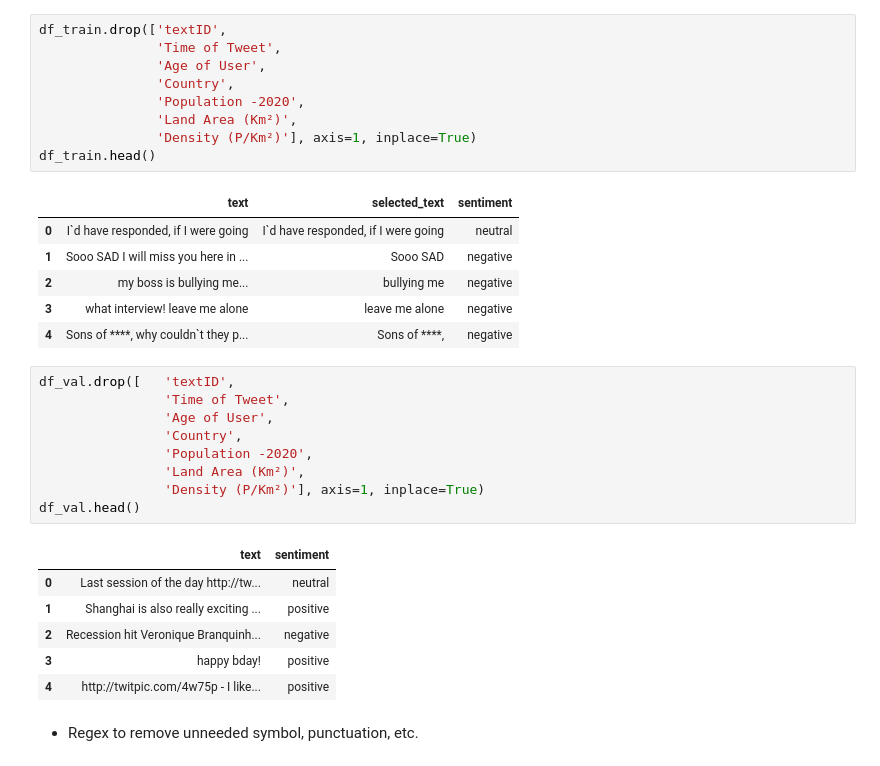
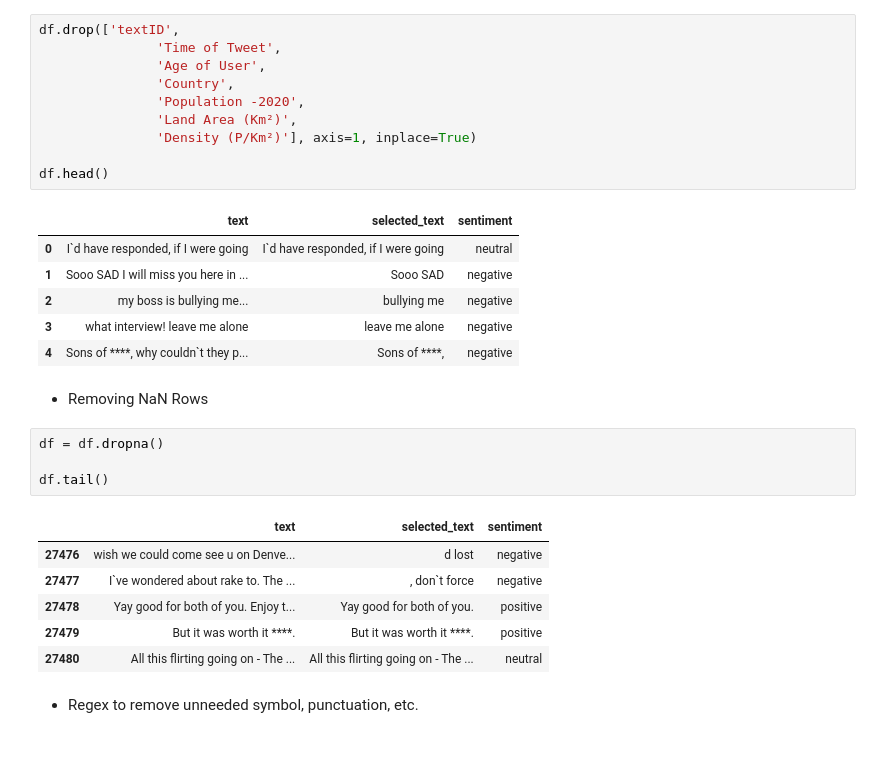
Before and after one commit to williamtheodoruswijaya/sentiment-analysis, a Jupyter notebook: artificial-intelligence/sentiment_analysis/notebook/notebook.ipynb, the cells around one changed output. Drawn from its saved outputs; the diff is of its cells as text.

```diff
--- a/artificial-intelligence/sentiment_analysis/notebook/notebook.ipynb
+++ b/artificial-intelligence/sentiment_analysis/notebook/notebook.ipynb
@@ -63,12 +76,13 @@ sns.barplot(data=data,x='sentiment',y='text')
 # %%
-df_train.drop(['textID',
+df.drop(['textID',
                'Time of Tweet',
                'Age of User',
                'Country',
                'Population -2020',
                'Land Area (Km²)',
                'Density (P/Km²)'], axis=1, inplace=True)
-df_train.head()
+
+df.head()
 # %% [output]
 |  | text | selected_text | sentiment |
 | 0 | I`d have responded, if I were going | I`d have responded, if I were going | neutral |
@@ -76,22 +90,19 @@ df_train.head()
 | 2 | my boss is bullying me... | bullying me | negative |
 | 3 | what interview! leave me alone | leave me alone | negative |
 | 4 | Sons of ****, why couldn`t they p... | Sons of ****, | negative |
-# %%
-df_val.drop([   'textID',
-                'Time of Tweet',
-                'Age of User',
-                'Country',
-                'Population -2020',
-                'Land Area (Km²)',
-                'Density (P/Km²)'], axis=1, inplace=True)
-df_val.head()
-# %% [output]
-|  | text | sentiment |
-| 0 | Last session of the day http://tw... | neutral |
-| 1 | Shanghai is also really exciting ... | positive |
-| 2 | Recession hit Veronique Branquinh... | negative |
-| 3 | happy bday! | positive |
-| 4 | http://twitpic.com/4w75p - I like... | positive |
+# %% [markdown]
+- Removing NaN Rows
+# %%
+df = df.dropna()
+
+df.tail()
+# %% [output]
+|  | text | selected_text | sentiment |
+| 27476 | wish we could come see u on Denve... | d lost | negative |
+| 27477 | I`ve wondered about rake to. The ... | , don`t force | negative |
+| 27478 | Yay good for both of you. Enjoy t... | Yay good for both of you. | positive |
+| 27479 | But it was worth it ****. | But it was worth it ****. | positive |
+| 27480 | All this flirting going on - The ... | All this flirting going on - The ... | neutral |
 # %% [markdown]
 - Regex to remove unneeded symbol, punctuation, etc.
 # %%
```
Also changed, not shown: parts of 44 cells of this notebook, 1 other file.
